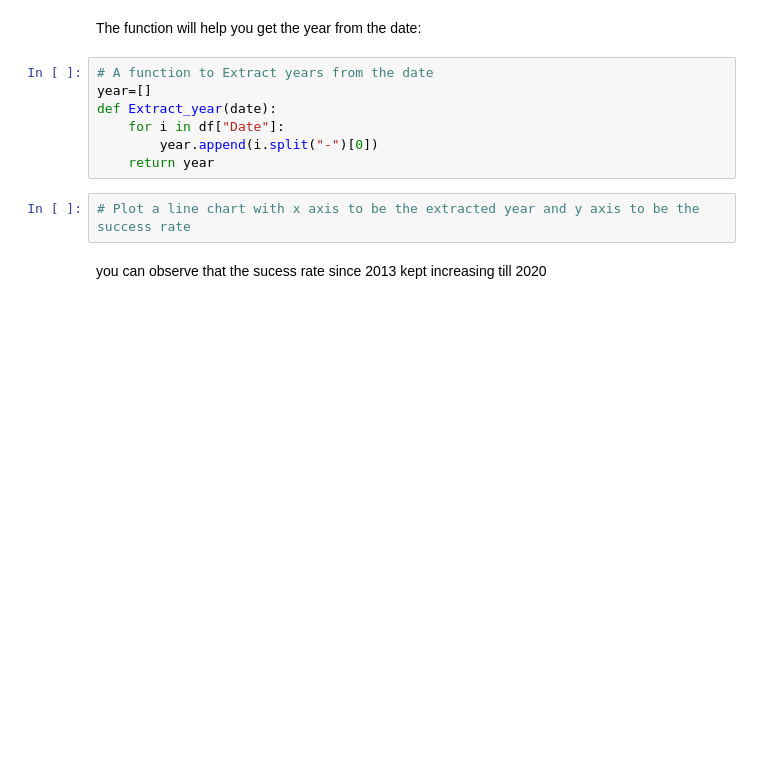
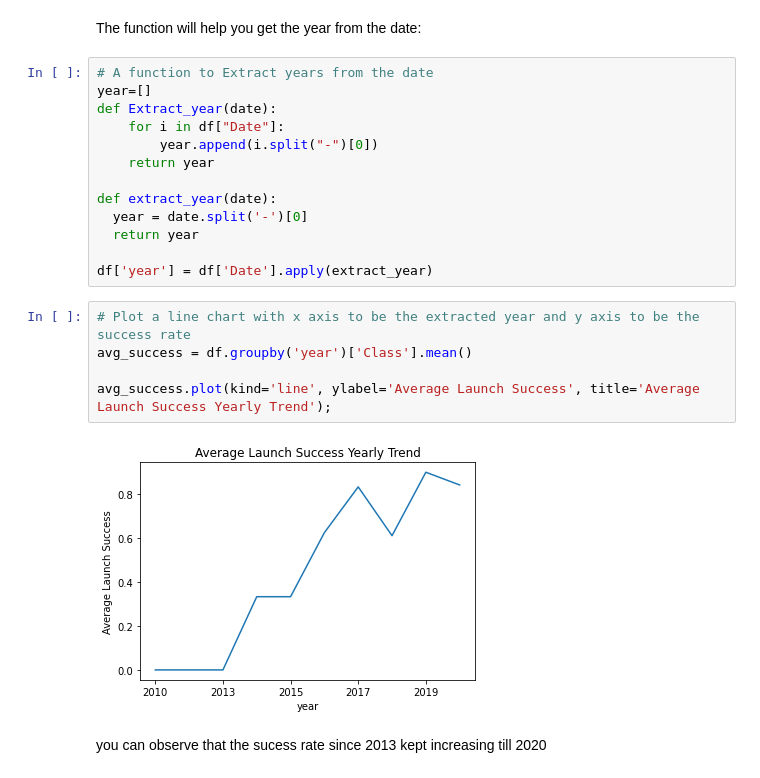
Before and after one commit to so-dipe/IBM-DS-PC, a Jupyter notebook: Capstone/jupyter_labs_eda_dataviz.ipynb, the cells around one changed output. Saved outputs shown, nothing was run; the diff lists cells and outputs as text; blank space fills up the shorter version.

```diff
--- a/Capstone/jupyter_labs_eda_dataviz.ipynb
+++ b/Capstone/jupyter_labs_eda_dataviz.ipynb
@@ -167,8 +167,19 @@ def Extract_year(date):
     for i in df["Date"]:
         year.append(i.split("-")[0])
     return year
+
+def extract_year(date):
+  year = date.split('-')[0]
+  return year
+
+df['year'] = df['Date'].apply(extract_year)
 # %%
 # Plot a line chart with x axis to be the extracted year and y axis to be the success rate
+avg_success = df.groupby('year')['Class'].mean()
+
+avg_success.plot(kind='line', ylabel='Average Launch Success', title='Average Launch Success Yearly Trend');
+# %% [output]
+[figure, added]
 # %% [markdown]
 you can observe that the sucess rate since 2013 kept increasing till 2020
 # %% [markdown]
```
Also changed, not shown: parts of 1 cell of this notebook.
